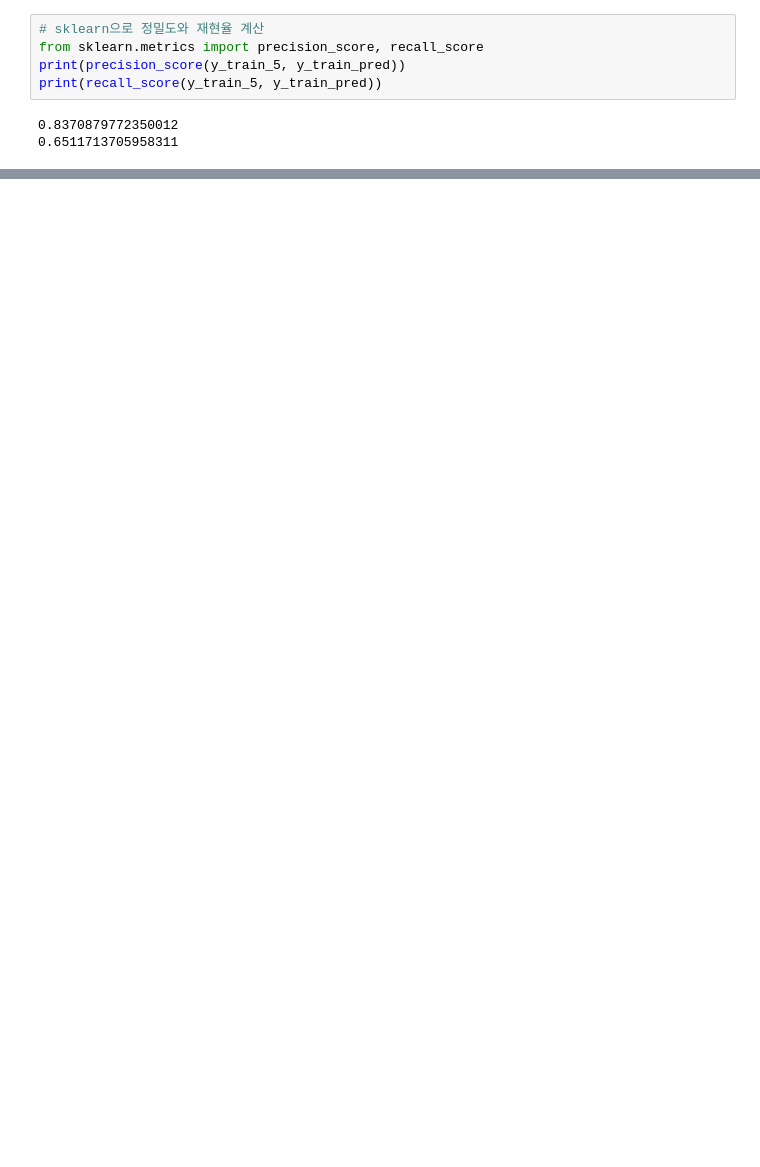
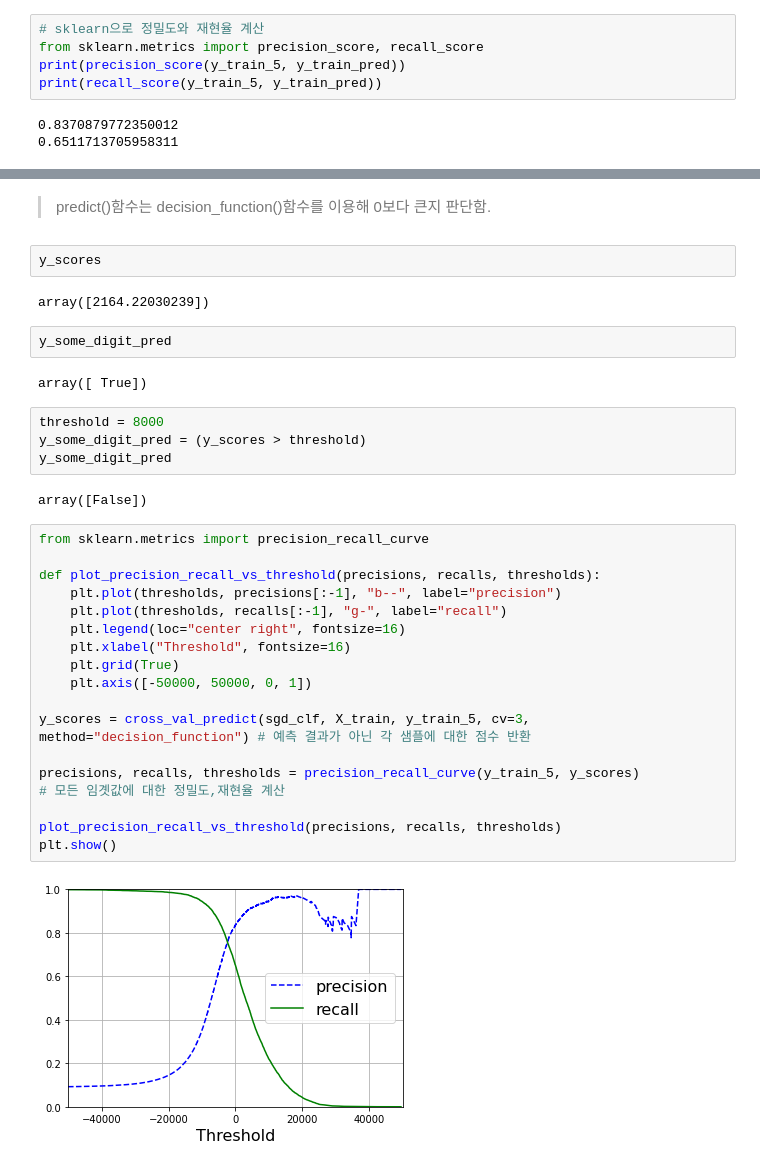
Before and after one commit to lijm1358/ml_practice, a Jupyter notebook: ch03.ipynb, the cells around one changed output, grey strips where cells are left out. Drawn from its saved outputs; the diff is of its cells as text; blank space fills up the shorter version.

```diff
--- a/ch03.ipynb
+++ b/ch03.ipynb
@@ -138,0 +148,35 @@ f1_score(y_train_5, y_train_pred)
+# %% [markdown]
+> predict()함수는 decision_function()함수를 이용해 0보다 큰지 판단함.
+# %%
+y_scores
+# %% [output]
+array([2164.22030239])
+# %%
+y_some_digit_pred
+# %% [output]
+array([ True])
+# %%
+threshold = 8000
+y_some_digit_pred = (y_scores > threshold)
+y_some_digit_pred
+# %% [output]
+array([False])
+# %%
+from sklearn.metrics import precision_recall_curve
+
+def plot_precision_recall_vs_threshold(precisions, recalls, thresholds):
+    plt.plot(thresholds, precisions[:-1], "b--", label="precision")
+    plt.plot(thresholds, recalls[:-1], "g-", label="recall")
+    plt.legend(loc="center right", fontsize=16)
+    plt.xlabel("Threshold", fontsize=16)
+    plt.grid(True)
+    plt.axis([-50000, 50000, 0, 1])
+
+y_scores = cross_val_predict(sgd_clf, X_train, y_train_5, cv=3, method="decision_function") # 예측 결과가 아닌 각 샘플에 대한 점수 반환
+
+precisions, recalls, thresholds = precision_recall_curve(y_train_5, y_scores)               # 모든 임곗값에 대한 정밀도,재현율 계산
+
+plot_precision_recall_vs_threshold(precisions, recalls, thresholds)
+plt.show()
+# %% [output]
+[figure, added]
```
Also changed, not shown: parts of 13 cells of this notebook.
